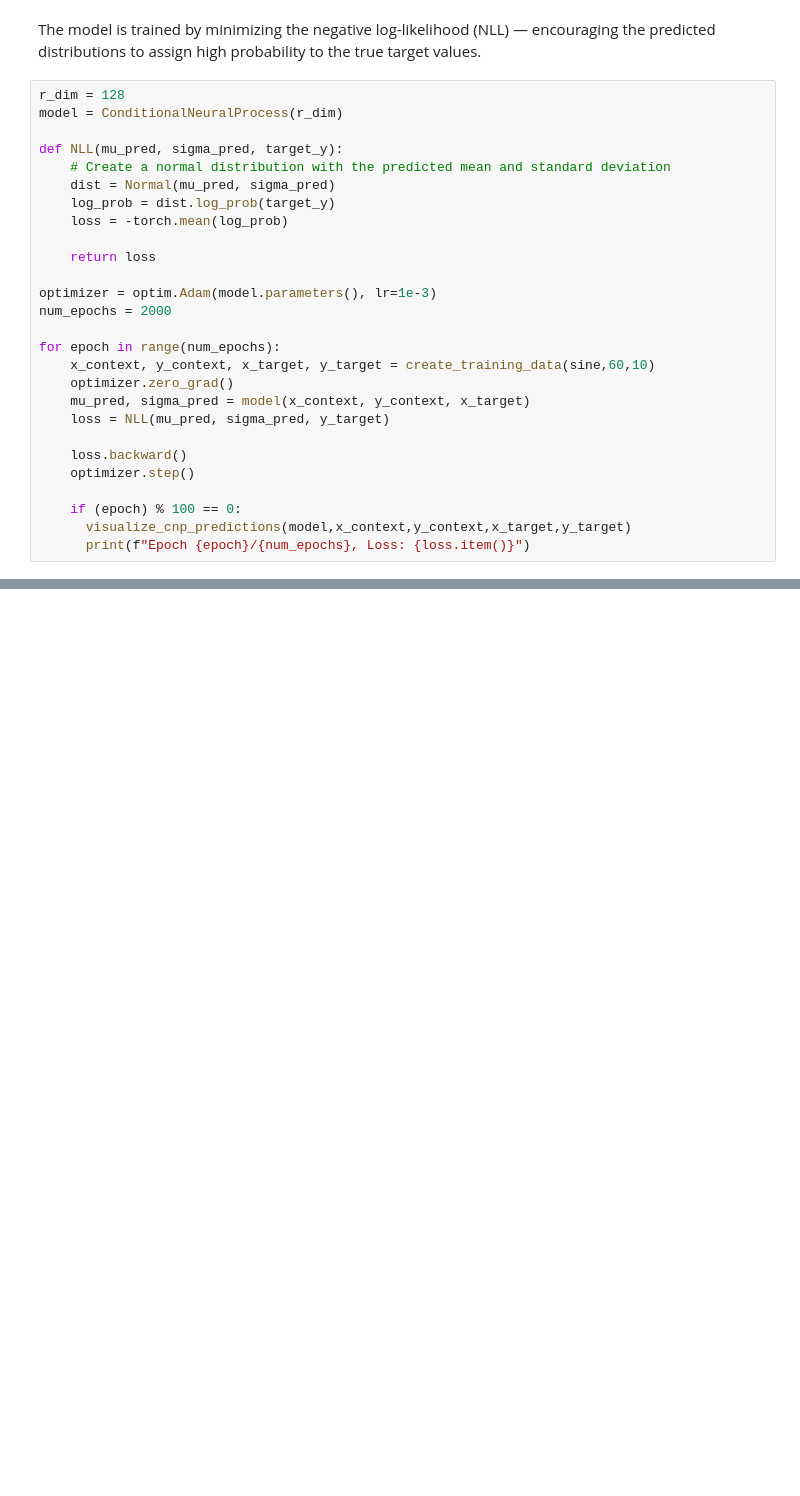
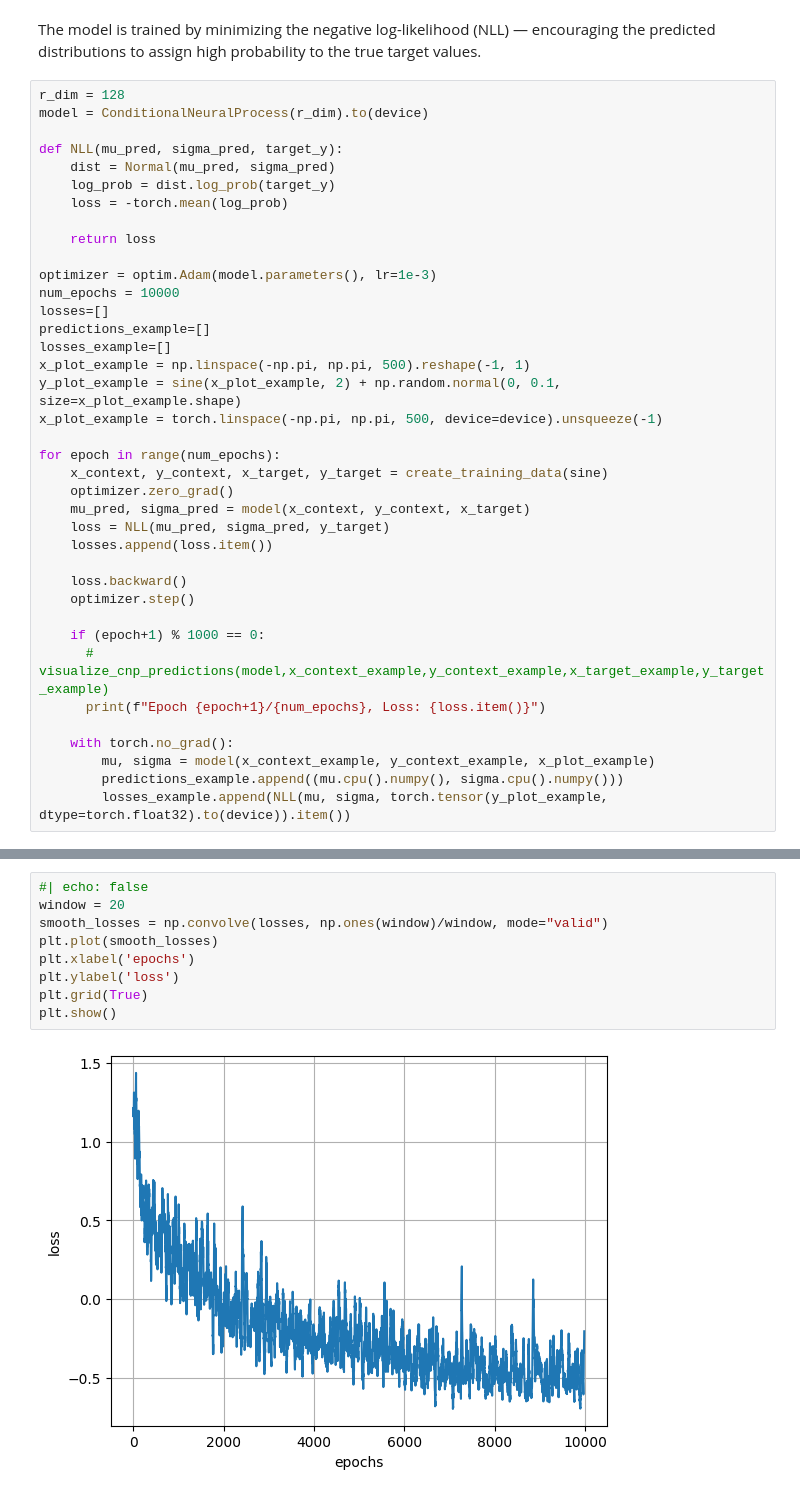
Before and after one commit to NeerjaKasture/blog, a Jupyter notebook: posts/Conditional Neural Process/CNP.ipynb, the cells around one changed output, grey strips where cells are left out. Drawn from its saved outputs; the diff is of its cells as text; blank space fills up the shorter version.

```diff
--- a/posts/Conditional Neural Process/CNP.ipynb
+++ b/posts/Conditional Neural Process/CNP.ipynb
@@ -177,10 +186,9 @@ visualize_cnp_predictions(model,x_context,y_context,x_target,y_target)
 The model is trained by minimizing the negative log-likelihood (NLL) — encouraging the predicted distributions to assign high probability to the true target values.
 # %%
 r_dim = 128
-model = ConditionalNeuralProcess(r_dim)
+model = ConditionalNeuralProcess(r_dim).to(device)
 
 def NLL(mu_pred, sigma_pred, target_y):
-    # Create a normal distribution with the predicted mean and standard deviation
     dist = Normal(mu_pred, sigma_pred)
     log_prob = dist.log_prob(target_y)
     loss = -torch.mean(log_prob)
@@ -188,18 +196,30 @@ def NLL(mu_pred, sigma_pred, target_y):
     return loss
 
 optimizer = optim.Adam(model.parameters(), lr=1e-3)
-num_epochs = 2000
+num_epochs = 10000
+losses=[]
+predictions_example=[]
+losses_example=[]
+x_plot_example = np.linspace(-np.pi, np.pi, 500).reshape(-1, 1)
+y_plot_example = sine(x_plot_example, 2) + np.random.normal(0, 0.1, size=x_plot_example.shape)
+x_plot_example = torch.linspace(-np.pi, np.pi, 500, device=device).unsqueeze(-1)
 
 for epoch in range(num_epochs):
-    x_context, y_context, x_target, y_target = create_training_data(sine,60,10)
+    x_context, y_context, x_target, y_target = create_training_data(sine)
     optimizer.zero_grad()
     mu_pred, sigma_pred = model(x_context, y_context, x_target)
     loss = NLL(mu_pred, sigma_pred, y_target)
+    losses.append(loss.item())
 
     loss.backward()
     optimizer.step()
 
-    if (epoch) % 100 == 0:
-      visualize_cnp_predictions(model,x_context,y_context,x_target,y_target)
-      print(f"Epoch {epoch}/{num_epochs}, Loss: {loss.item()}")
+    if (epoch+1) % 1000 == 0:
+      # visualize_cnp_predictions(model,x_context_example,y_context_example,x_target_example,y_target_example)
+      print(f"Epoch {epoch+1}/{num_epochs}, Loss: {loss.item()}")
+
+    with torch.no_grad():
+        mu, sigma = model(x_context_example, y_context_example, x_plot_example)
+        predictions_example.append((mu.cpu().numpy(), sigma.cpu().numpy()))
+        losses_example.append(NLL(mu, sigma, torch.tensor(y_plot_example, dtype=torch.float32).to(device)).item())
 # %% [output]
@@ -218,0 +238,11 @@ Epoch 500/2000, Loss: 0.7714107632637024
+# %%
+#| echo: false
+window = 20
+smooth_losses = np.convolve(losses, np.ones(window)/window, mode="valid")
+plt.plot(smooth_losses)
+plt.xlabel('epochs')
+plt.ylabel('loss')
+plt.grid(True)
+plt.show()
+# %% [output]
+[figure, added]
```
Also changed, not shown: parts of 24 cells of this notebook, 29 other files.
